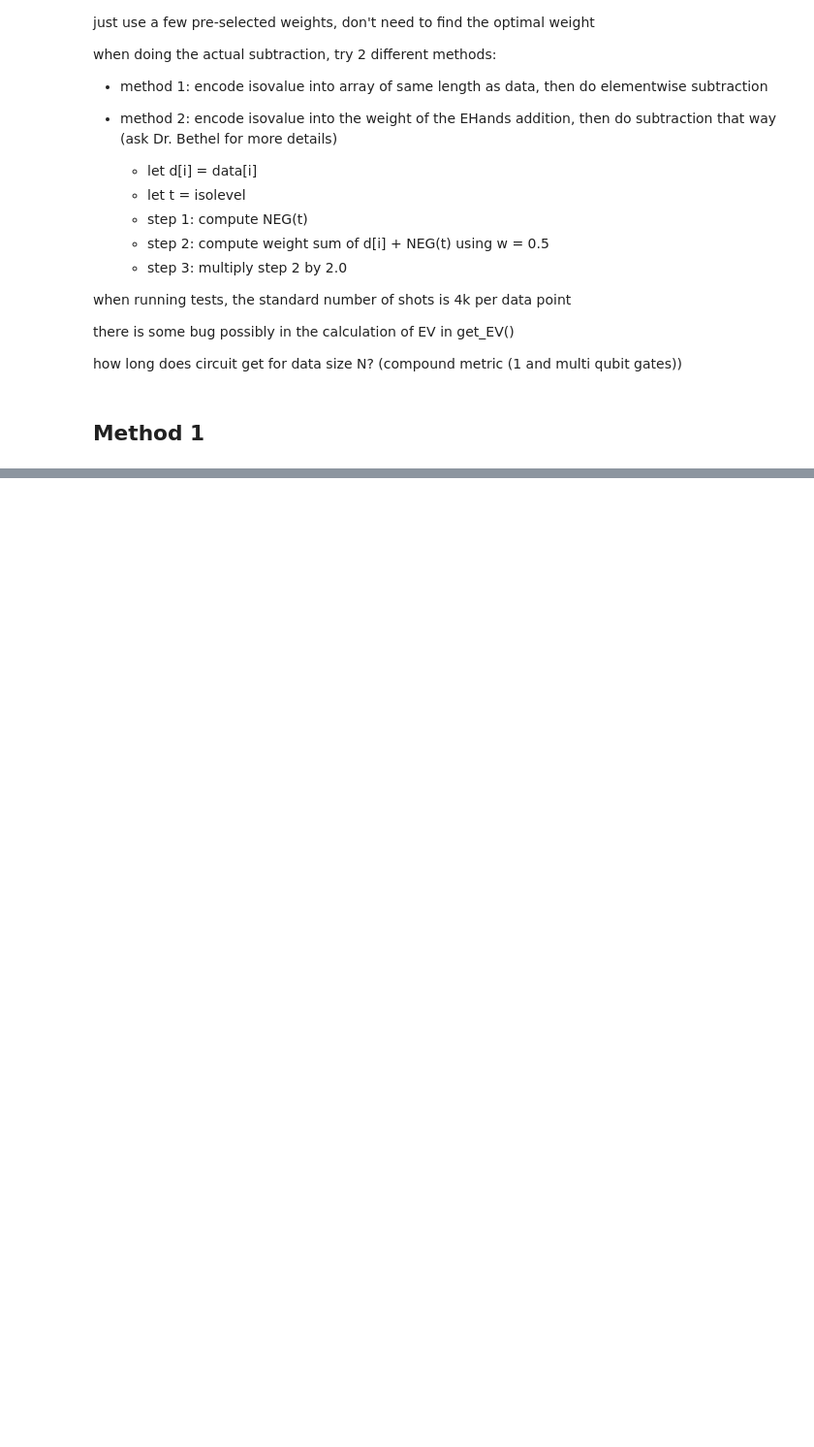
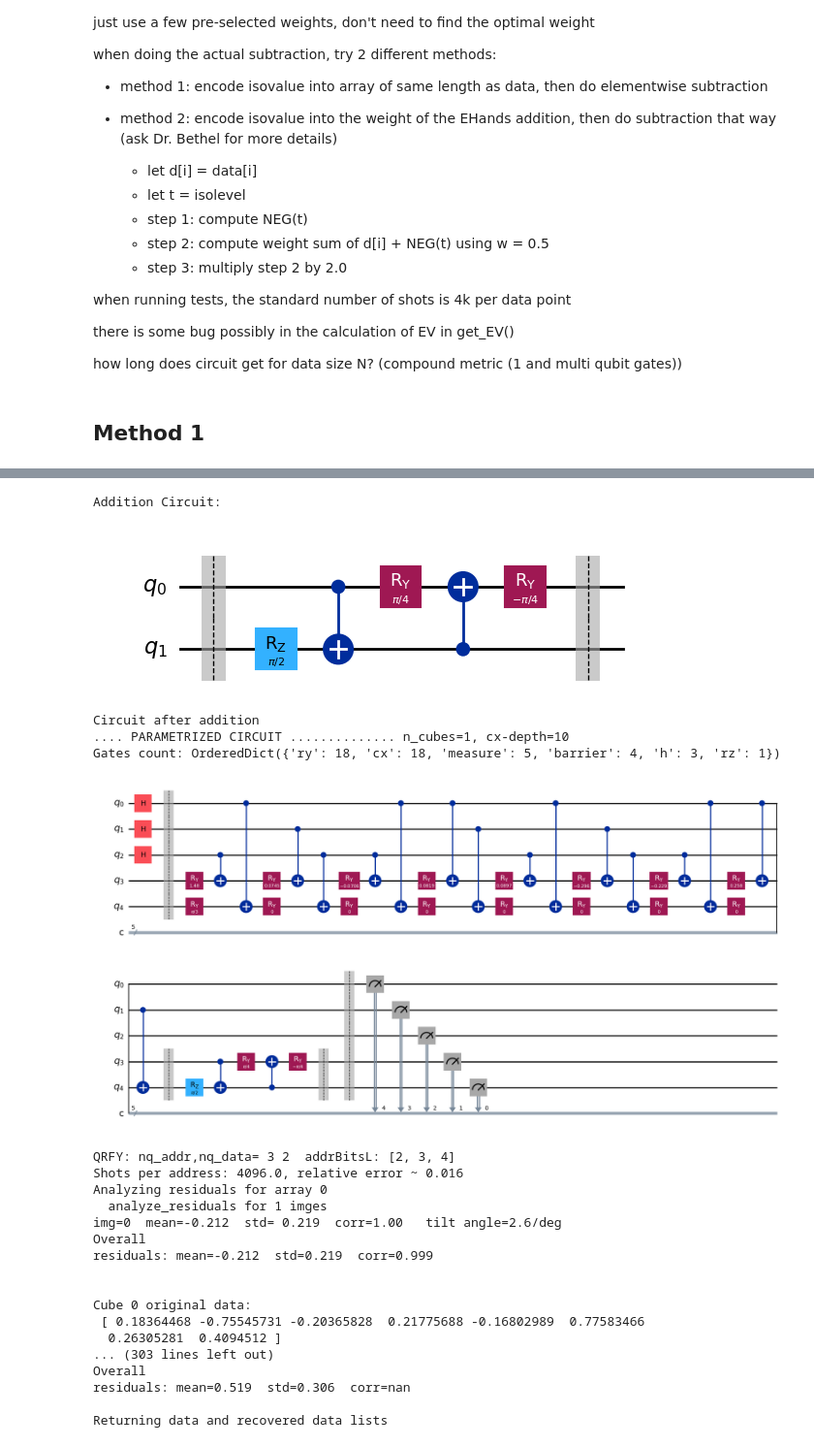
Before and after one commit to Burned357Waffles/Marching-Qubes-Thesis, a Jupyter notebook: ehands_qcrank_vertex_classification_exploration.ipynb, the cells around one changed output, grey strips where cells are left out. Shown at 97% size. Saved outputs shown, nothing was run; the diff lists cells and outputs as text; code cells hidden in the pictures; blank space fills up the shorter version.

```diff
--- a/ehands_qcrank_vertex_classification_exploration.ipynb
+++ b/ehands_qcrank_vertex_classification_exploration.ipynb
@@ -783,21 +791,5 @@ def test_qcrank_ehands():
 
         analyze_all_qcrank_residuals(data_args, recoveredL, all_data_list, all_rec_list, verbose=verbose)
 
-
-    title = 'Original Data vs Reconstructed Data'
-    x_label = 'Original Data'
-    y_label = 'Reconstructed Data'
-    legend = 'Data Points'
-    plot_residuals(np.concatenate(all_rec_list[0]).flatten(),
-                   np.concatenate(all_data_list[0]).flatten(),
-                   title, x_label, y_label, legend)
-
-    title = 'Original Isovalue Array vs Reconstructed Array'
-    x_label = 'Original Isovalue'
-    y_label = 'Reconstructed Isovalue'
-    legend = 'Data Points'
-    plt.hist(np.concatenate(all_rec_list[1]).flatten(), bins=30, color='skyblue', edgecolor='black')
-    plt.xlabel(x_label)
-    plt.ylabel(y_label)
-    plt.title(title)
-    plt.legend()
+    print("Returning data and recovered data lists")
+    return all_rec_list, all_data_list
@@ -831,0 +796,26 @@ Slope of line of best fit: 0.4977
+# %%
+all_rec_list, all_data_list = test_qcrank_ehands()
+# %% [output]
+Addition Circuit:
+[figure, added]
+Circuit after addition
+.... PARAMETRIZED CIRCUIT .............. n_cubes=1, cx-depth=10
+Gates count: OrderedDict({'ry': 18, 'cx': 18, 'measure': 5, 'barrier': 4, 'h': 3, 'rz': 1})
+[figure, added]
+QRFY: nq_addr,nq_data= 3 2  addrBitsL: [2, 3, 4]
+Shots per address: 4096.0, relative error ~ 0.016
+Analyzing residuals for array 0
+  analyze_residuals for 1 imges
+img=0  mean=-0.212  std= 0.219  corr=1.00   tilt angle=2.6/deg
+Overall
+residuals: mean=-0.212  std=0.219  corr=0.999
+
+
+Cube 0 original data:
+ [ 0.18364468 -0.75545731 -0.20365828  0.21775688 -0.16802989  0.77583466
+  0.26305281  0.4094512 ]
+... (303 lines left out)
+Overall
+residuals: mean=0.519  std=0.306  corr=nan
+
+Returning data and recovered data lists
```
Also changed, not shown: parts of 9 cells of this notebook.
